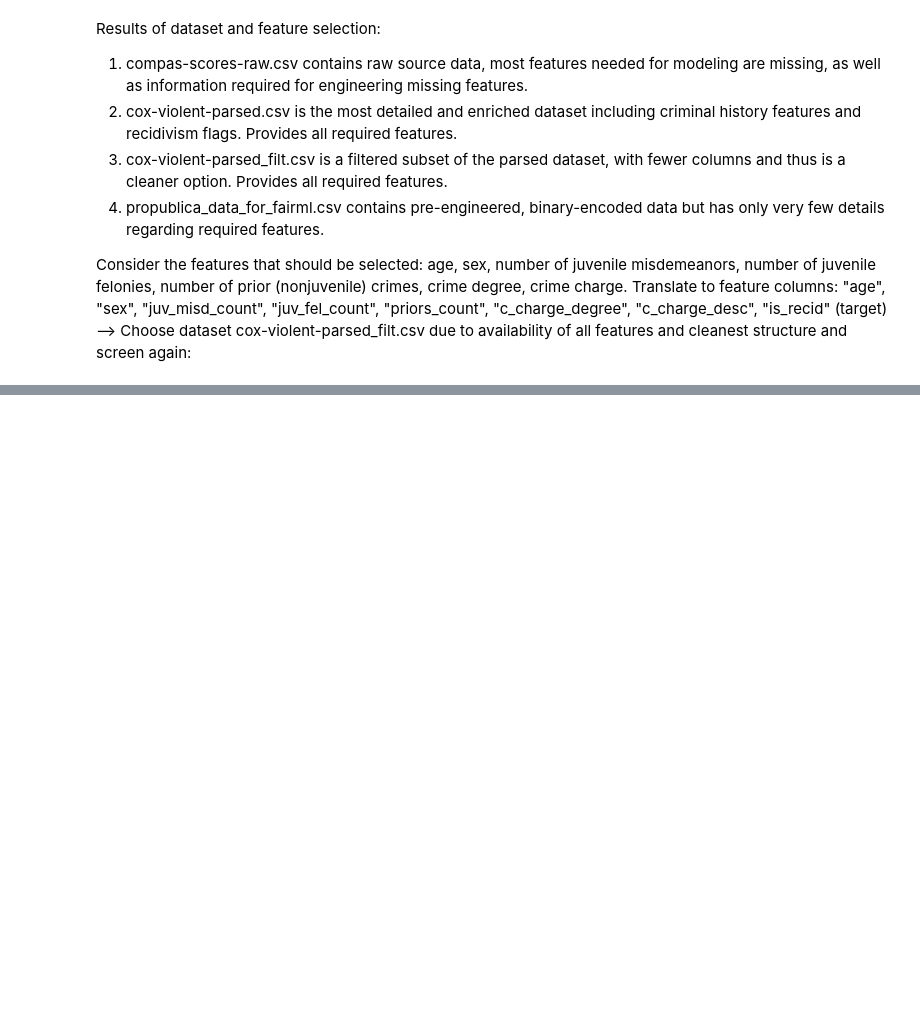
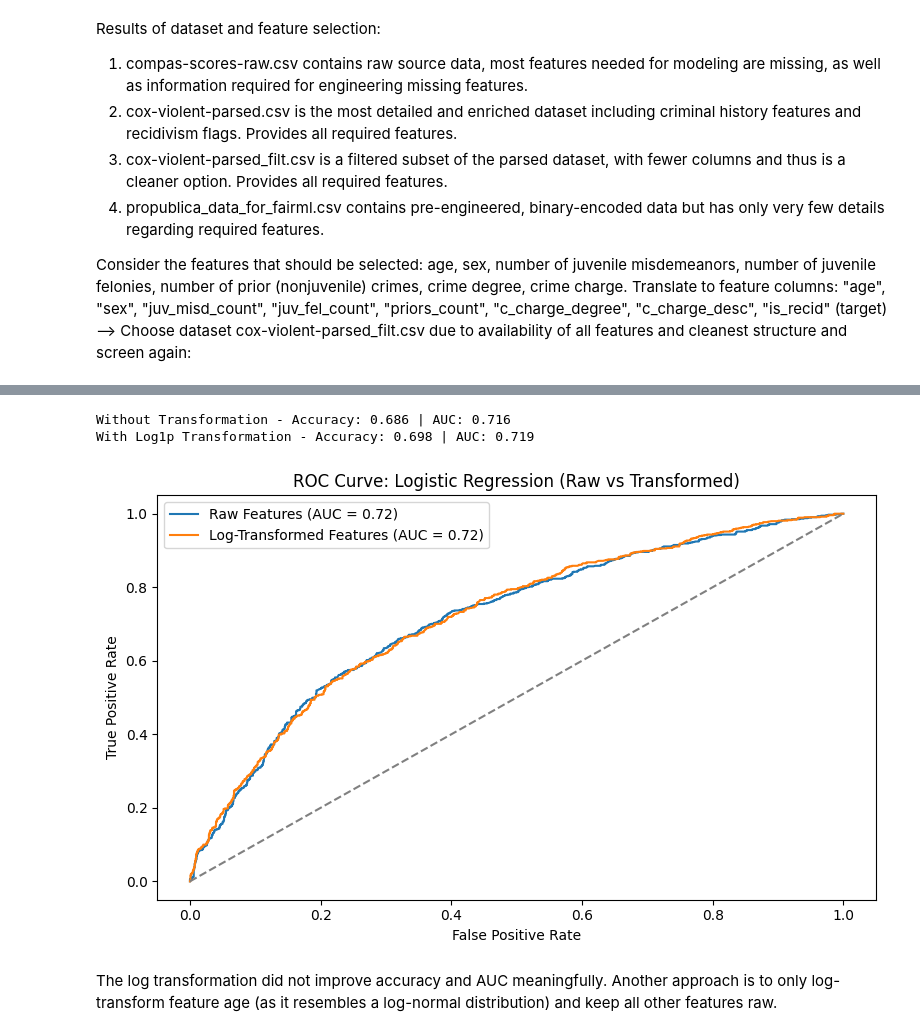
Before and after one commit to mincode2024/risk_assessment_case_study, a Jupyter notebook: notebooks/01_data_exploration.ipynb, the cells around one changed output, grey strips where cells are left out. Cells and saved outputs as stored; diff of their text form; code cells hidden in the pictures; blank space fills up the shorter version.

```diff
--- a/notebooks/01_data_exploration.ipynb
+++ b/notebooks/01_data_exploration.ipynb
@@ -407,0 +924,71 @@ plt.show()
+# %%
+import pandas as pd
+import numpy as np
+from sklearn.model_selection import train_test_split
+from sklearn.linear_model import LogisticRegression
+from sklearn.metrics import accuracy_score, roc_auc_score, roc_curve
+import matplotlib.pyplot as plt
+
+# Load the encoded and cleaned dataset
+df = pd.read_csv("../data/cox_violent_parsed_filt_dedup_featureselected_cleaned_encoded.csv")
+
+# Features and target
+features = ["age", "juv_misd_count", "juv_fel_count", "priors_count",
+            "sex_encoded", "c_charge_degree_encoded", "c_charge_desc_encoded"]
+target = "is_recid"
+
+# Create a log-transformed version of the numeric features
+df_transformed = df.copy()
+for col in ["age", "juv_misd_count", "juv_fel_count", "priors_count"]:
+    df_transformed[col] = np.log1p(df_transformed[col])
+
+# Train/test split (same split for both versions)
+X_train_raw, X_test_raw, y_train, y_test = train_test_split(df[features], df[target], test_size=0.2, random_state=42)
+X_train_log, X_test_log, _, _ = train_test_split(df_transformed[features], df_transformed[target], test_size=0.2, random_state=42)
+
+# Train logistic regression models
+model_raw = LogisticRegression(max_iter=1000)
+model_log = LogisticRegression(max_iter=1000)
+
+model_raw.fit(X_train_raw, y_train)
+model_log.fit(X_train_log, y_train)
+
+# Predict and evaluate
+y_pred_raw = model_raw.predict(X_test_raw)
+y_pred_log = model_log.predict(X_test_log)
+
+y_prob_raw = model_raw.predict_proba(X_test_raw)[:, 1]
+y_prob_log = model_log.predict_proba(X_test_log)[:, 1]
+
+# Accuracy & AUC
+acc_raw = accuracy_score(y_test, y_pred_raw)
+auc_raw = roc_auc_score(y_test, y_prob_raw)
+
+acc_log = accuracy_score(y_test, y_pred_log)
+auc_log = roc_auc_score(y_test, y_prob_log)
+
+# Print results
+print("Without Transformation - Accuracy:", round(acc_raw, 3), "| AUC:", round(auc_raw, 3))
+print("With Log1p Transformation - Accuracy:", round(acc_log, 3), "| AUC:", round(auc_log, 3))
+
+# Optional: ROC Curve Plot
+fpr_raw, tpr_raw, _ = roc_curve(y_test, y_prob_raw)
+fpr_log, tpr_log, _ = roc_curve(y_test, y_prob_log)
+
+plt.figure(figsize=(8, 5))
+plt.plot(fpr_raw, tpr_raw, label=f'Raw Features (AUC = {auc_raw:.2f})')
+plt.plot(fpr_log, tpr_log, label=f'Log-Transformed Features (AUC = {auc_log:.2f})')
+plt.plot([0, 1], [0, 1], linestyle='--', color='gray')
+plt.title("ROC Curve: Logistic Regression (Raw vs Transformed)")
+plt.xlabel("False Positive Rate")
+plt.ylabel("True Positive Rate")
+plt.legend()
+plt.tight_layout()
+plt.savefig("../reports/roc_comparison_logreg.png")
+plt.show()
+# %% [output]
+Without Transformation - Accuracy: 0.686 | AUC: 0.716
+With Log1p Transformation - Accuracy: 0.698 | AUC: 0.719
+[figure, added]
+# %% [markdown]
+The log transformation did not improve accuracy and AUC meaningfully. Another approach is to only log-transform feature age (as it resembles a log-normal distribution) and keep all other features raw.
```
Also changed, not shown: parts of 32 cells of this notebook, 1 other file.
